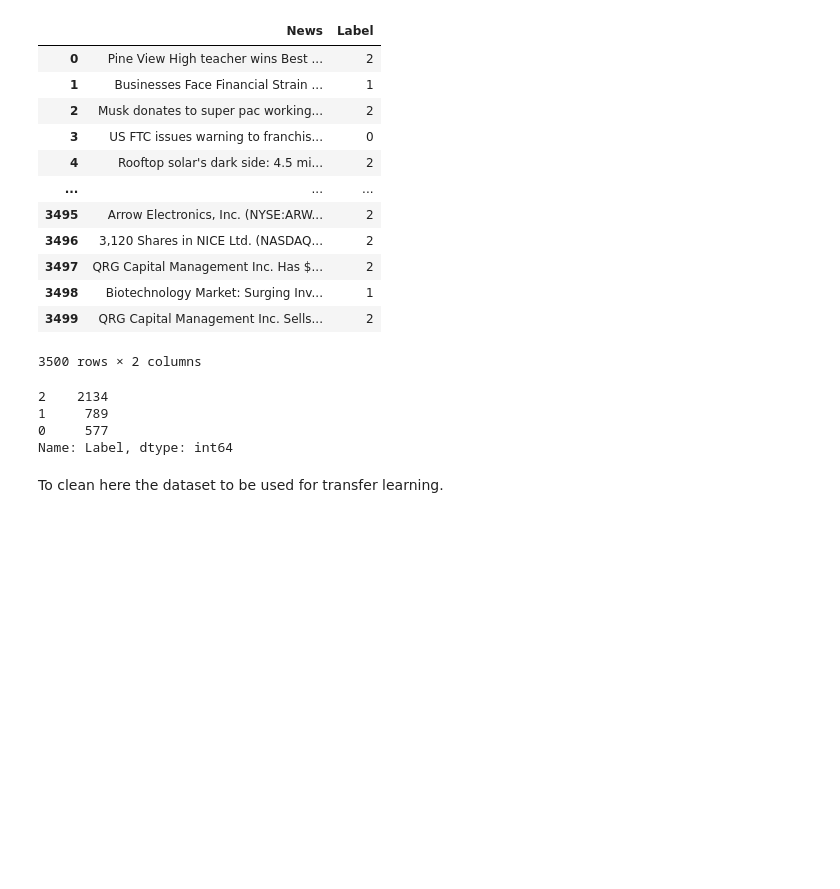
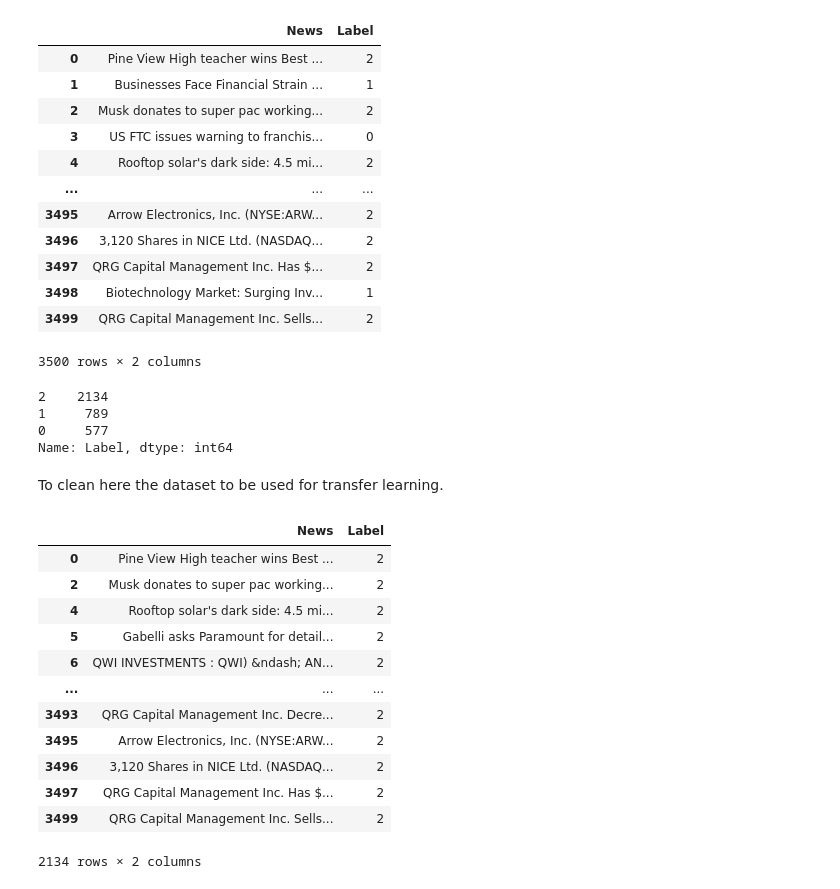
Before and after one commit to badek23/happy-news-sentiment, a Jupyter notebook: news-sentiment.ipynb, the cells around one changed output. Cells and saved outputs as stored; diff of their text form; code cells hidden in the pictures; blank space fills up the shorter version.

```diff
--- a/news-sentiment.ipynb
+++ b/news-sentiment.ipynb
@@ -177,3 +243,19 @@ data['Label'].value_counts()
 Name: Label, dtype: int64
 # %% [markdown]
 To clean here the dataset to be used for transfer learning.
+# %%
+data[data["Label"] == 2]
+# %% [output]
+|  | News | Label |
+| 0 | Pine View High teacher wins Best ... | 2 |
+| 2 | Musk donates to super pac working... | 2 |
+| 4 | Rooftop solar's dark side: 4.5 mi... | 2 |
+| 5 | Gabelli asks Paramount for detail... | 2 |
+| 6 | QWI INVESTMENTS : QWI) &ndash; AN... | 2 |
+| ... | ... | ... |
+| 3493 | QRG Capital Management Inc. Decre... | 2 |
+| 3495 | Arrow Electronics, Inc. (NYSE:ARW... | 2 |
+| 3496 | 3,120 Shares in NICE Ltd. (NASDAQ... | 2 |
+| 3497 | QRG Capital Management Inc. Has $... | 2 |
+| 3499 | QRG Capital Management Inc. Sells... | 2 |
+2134 rows × 2 columns
```
Also changed, not shown: parts of 13 cells of this notebook.
